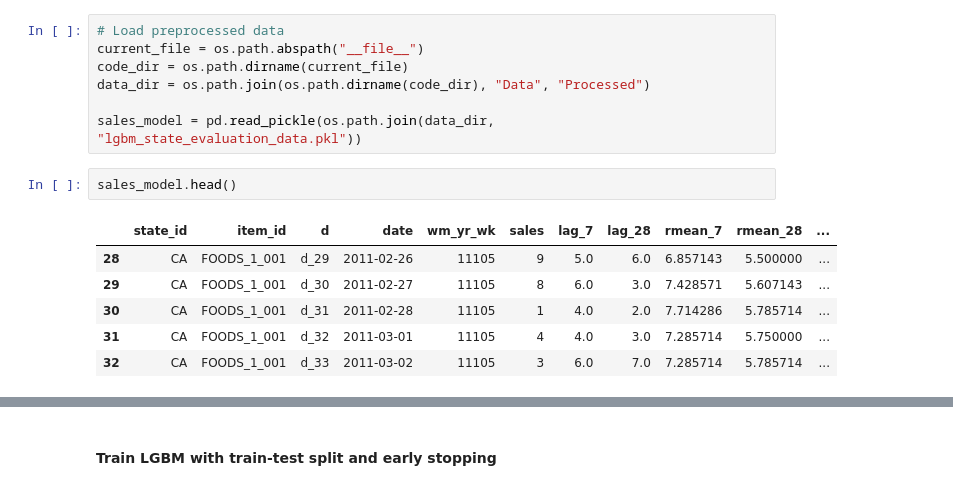
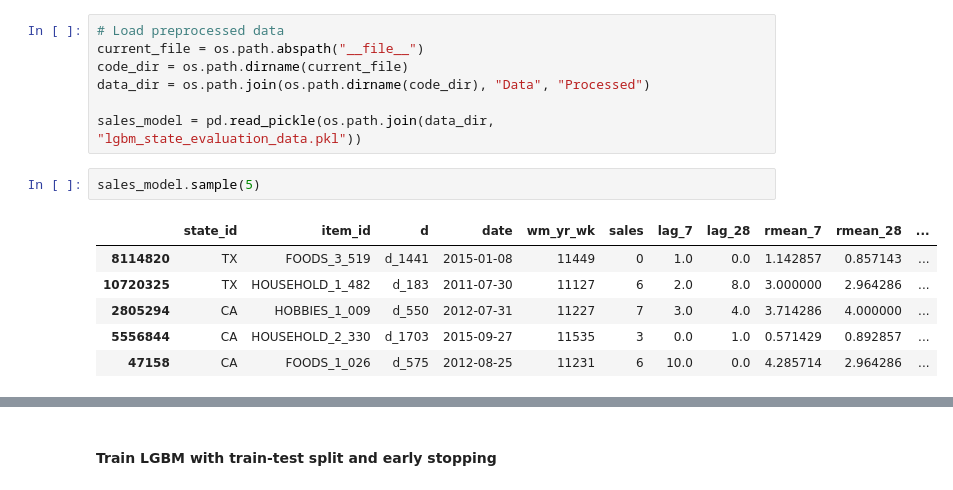
Before and after one commit to Clairey33/IOE541-Project----From-Forecasts-to-Fulfillment, a Jupyter notebook: Code/lgbm_forecast.ipynb, the cells around one changed output, grey strips where cells are left out. Saved outputs shown, nothing was run; the diff lists cells and outputs as text.

```diff
--- a/Code/lgbm_forecast.ipynb
+++ b/Code/lgbm_forecast.ipynb
@@ -554,11 +554,11 @@ data_dir = os.path.join(os.path.dirname(code_dir), "Data", "Processed")
 
 sales_model = pd.read_pickle(os.path.join(data_dir, "lgbm_state_evaluation_data.pkl"))
 # %%
-sales_model.head()
+sales_model.sample(5)
 # %% [output]
 |  | state_id | item_id | d | date | wm_yr_wk | sales | lag_7 | lag_28 | rmean_7 | rmean_28 | ... |
-| 28 | CA | FOODS_1_001 | d_29 | 2011-02-26 | 11105 | 9 | 5.0 | 6.0 | 6.857143 | 5.500000 | ... |
-| 29 | CA | FOODS_1_001 | d_30 | 2011-02-27 | 11105 | 8 | 6.0 | 3.0 | 7.428571 | 5.607143 | ... |
-| 30 | CA | FOODS_1_001 | d_31 | 2011-02-28 | 11105 | 1 | 4.0 | 2.0 | 7.714286 | 5.785714 | ... |
-| 31 | CA | FOODS_1_001 | d_32 | 2011-03-01 | 11105 | 4 | 4.0 | 3.0 | 7.285714 | 5.750000 | ... |
-| 32 | CA | FOODS_1_001 | d_33 | 2011-03-02 | 11105 | 3 | 6.0 | 7.0 | 7.285714 | 5.785714 | ... |
+| 8114820 | TX | FOODS_3_519 | d_1441 | 2015-01-08 | 11449 | 0 | 1.0 | 0.0 | 1.142857 | 0.857143 | ... |
+| 10720325 | TX | HOUSEHOLD_1_482 | d_183 | 2011-07-30 | 11127 | 6 | 2.0 | 8.0 | 3.000000 | 2.964286 | ... |
+| 2805294 | CA | HOBBIES_1_009 | d_550 | 2012-07-31 | 11227 | 7 | 3.0 | 4.0 | 3.714286 | 4.000000 | ... |
+| 5556844 | CA | HOUSEHOLD_2_330 | d_1703 | 2015-09-27 | 11535 | 3 | 0.0 | 1.0 | 0.571429 | 0.892857 | ... |
+| 47158 | CA | FOODS_1_026 | d_575 | 2012-08-25 | 11231 | 6 | 10.0 | 0.0 | 4.285714 | 2.964286 | ... |
```
Also changed, not shown: parts of 1 cell of this notebook, 5 other files.
